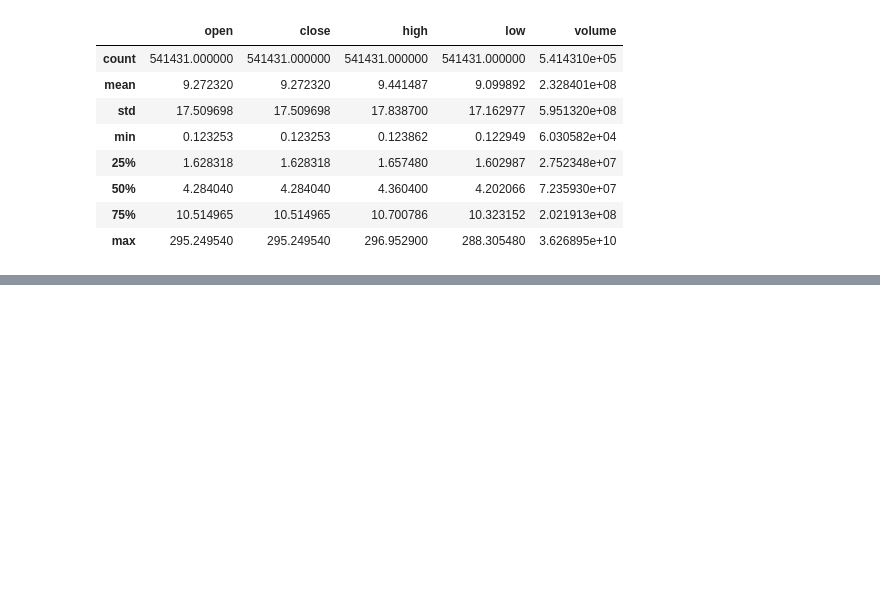
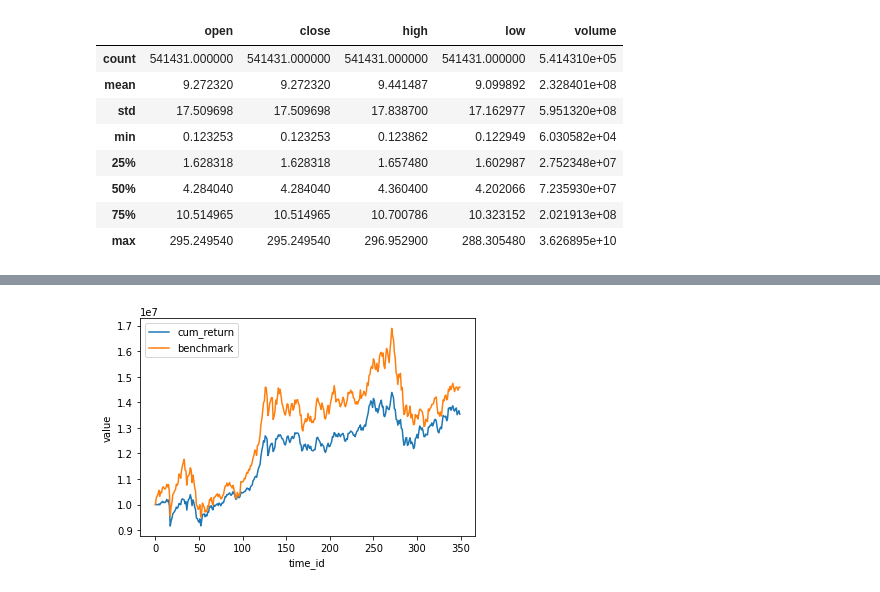
Before and after one commit to HaoningChen/scutquant, a Jupyter notebook: 实践案例/tutorial.ipynb, the cells around one changed output, grey strips where cells are left out. Cells and saved outputs as stored; diff of their text form; code cells hidden in the pictures; blank space fills up the shorter version.

```diff
--- a/实践案例/tutorial.ipynb
+++ b/实践案例/tutorial.ipynb
@@ -164,0 +148,40 @@ r
+# %%
+# 以下为回测部分，暂时不作要求
+
+df1 = df[df.index.isin(pred.index)]
+df1 = df1.reset_index()
+df1['t'] = df1['datetime']
+df1 = df1.set_index(['datetime', 'instrument']).sort_index()
+
+pred['t'] = df1['t']
+pred['price'] = df1['close']
+pred.index.names = ['time', 'code']
+
+acc={
+    'cash': 10000000,
+    'position': None,
+    'available': None,
+    'ben_position': None,
+}
+# %%
+from scutquant import executor
+
+exe = executor.Executor(generator={'mode': 'generate'}, acc=acc, cost_buy=0.00015, cost_sell=0.00005, min_cost=5, risk_degree=0.95,
+                        auto_offset=True, offset_freq=2)
+exe.execute(data=pred)
+# %%
+# 当IC为负时，意味着本该买入却给了卖出信号，结果当然是亏损的
+
+import matplotlib.pyplot as plt
+
+user_account, benchmark = exe.user_account.val_hist, exe.benchmark.val_hist
+acc_hist, ben_hist = pd.DataFrame({'value': user_account}), pd.DataFrame({'value': benchmark})
+
+plt.plot(acc_hist, label='cum_return')
+plt.plot(ben_hist, label='benchmark')
+plt.xlabel('time_id')
+plt.ylabel('value')
+plt.legend()
+plt.show()
+# %% [output]
+[figure, added]
```
Also changed, not shown: parts of 7 cells of this notebook.
